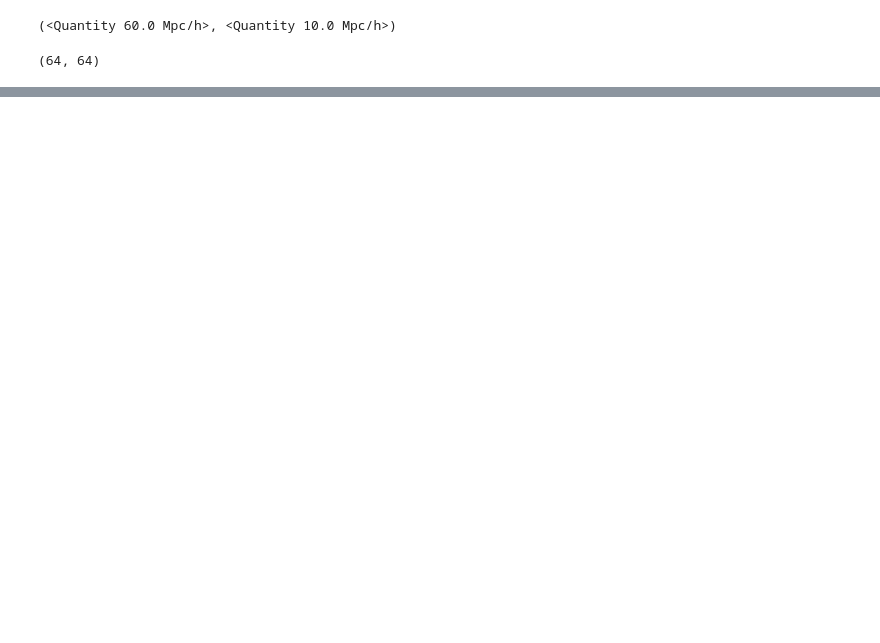
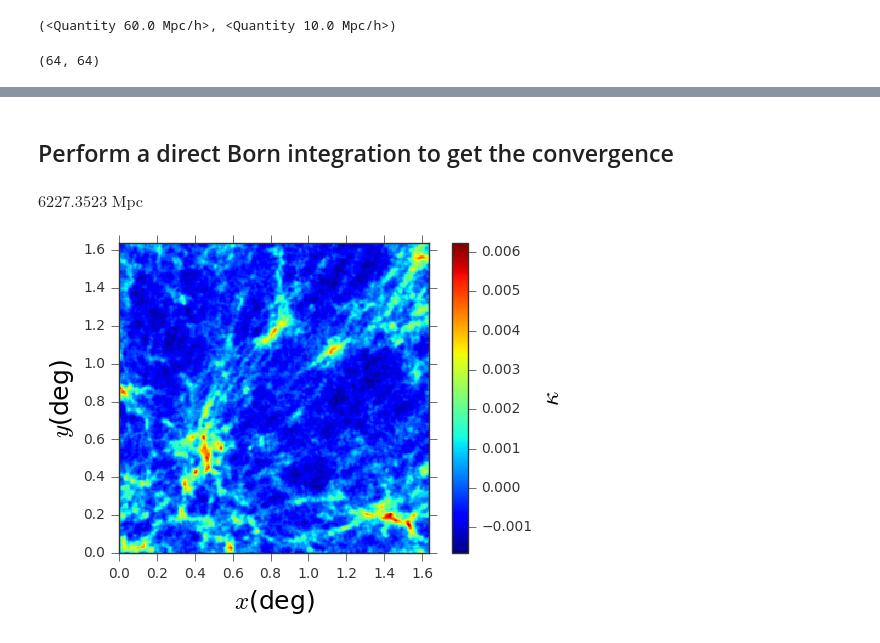
Before and after one commit to apetri/Notebooks, a Jupyter notebook: fastpm_lenses.ipynb, the cells around one changed output, grey strips where cells are left out. Drawn from its saved outputs; the diff is of its cells as text; code cells hidden in the pictures; blank space fills up the shorter version.

Commit message:
show direct born integration

```diff
--- a/fastpm_lenses.ipynb
+++ b/fastpm_lenses.ipynb
@@ -49,3 +57,28 @@ ax[1].set_title("Potential")
+# %% [markdown]
+## Perform a direct Born integration to get the convergence
+# %%
+#Integrate up to this redshift
+z = 3.0
+chi_max = snap.cosmology.comoving_distance(z)
+chi_max
+# %% [output]
+$6227.3523 \; \mathrm{Mpc}$
+# %%
+#Replace the z positions in the snapshot with the actual comoving distances for realistic integration
+snap.positions[:,2] = snap.cosmology.comoving_distance(1./snap.aemit - 1).to(snap.positions.unit).astype(np.float32)
+# %%
+#Give each particle a weight corresponding to the lensing kernel
+snap.weights = 1. - (snap.positions[:,2]/chi_max).decompose().value
+# %%
+#Perform the integration in one shot
+convergence,res,npart = snap.cutPlaneGaussianGrid(normal=2,center=chi_max/2,thickness=chi_max,plane_resolution=256,kind="born")
+convergence = ConvergenceMap(convergence,angle=res[0]*convergence.shape[0])
+# %%
+#Visualize
+fig,ax = plt.subplots()
+convergence.visualize(fig=fig,ax=ax,colorbar=True,cbar_label=r"$\kappa$")
+# %% [output]
+[figure, added]
 # %%
 #Close snapshot
 snap.close()
```
Also changed, not shown: parts of 5 cells of this notebook.
